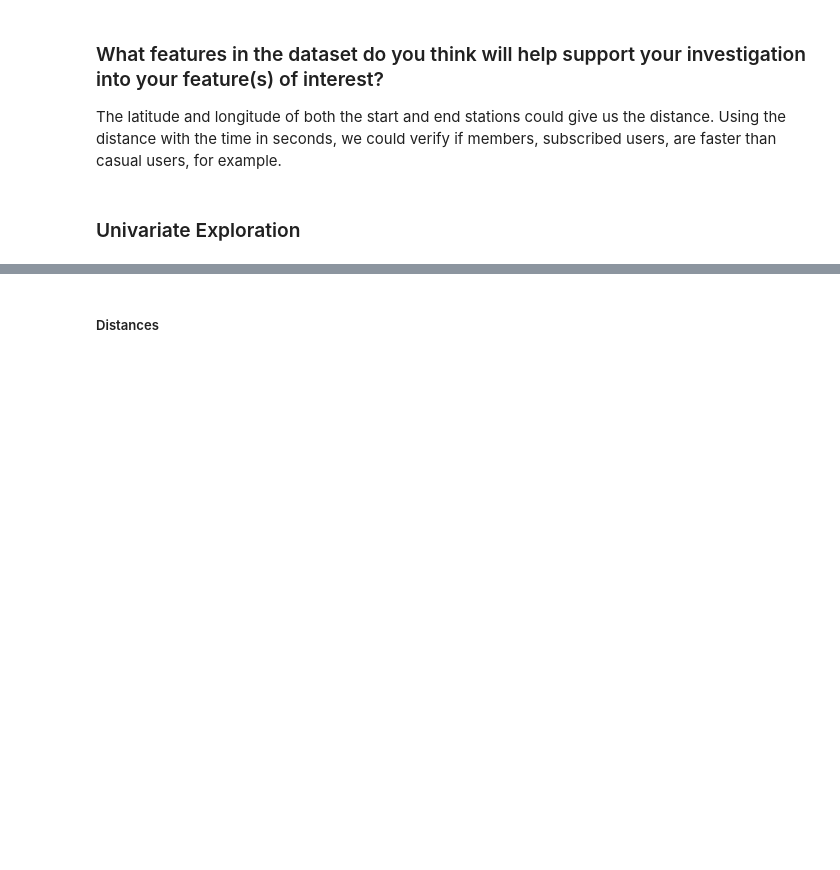
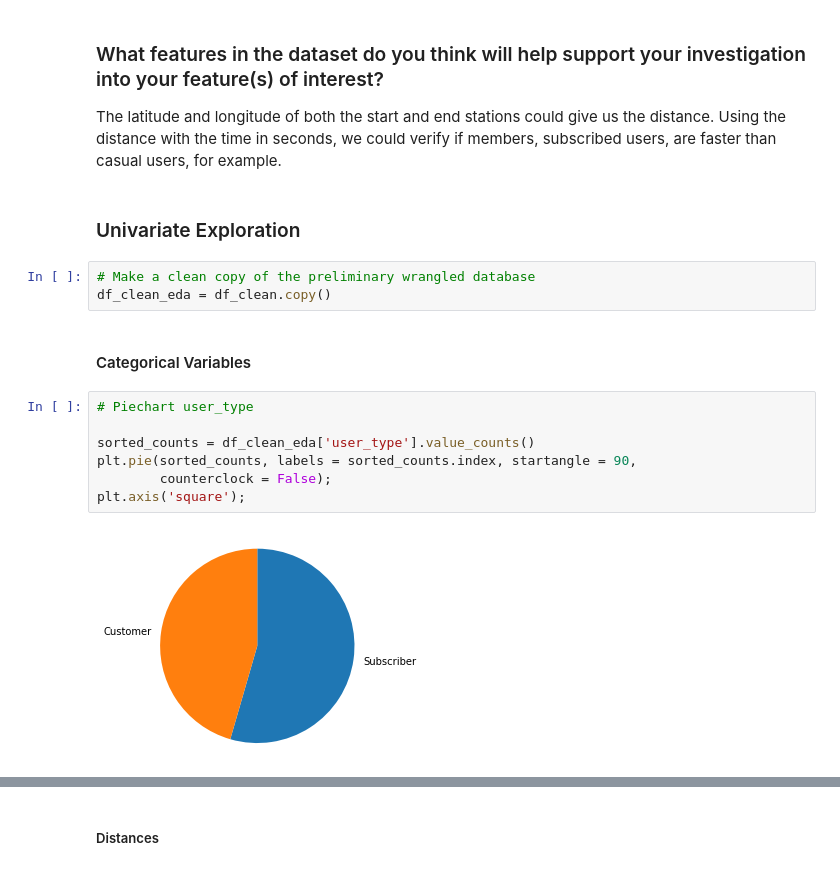
Before and after one commit to eduardopd/udacity-data-analysis-data-visualization, a Jupyter notebook: bay-wheels.ipynb, the cells around one changed output, grey strips where cells are left out. Cells and saved outputs as stored; diff of their text form; blank space fills up the shorter version.

```diff
--- a/bay-wheels.ipynb
+++ b/bay-wheels.ipynb
@@ -270,3 +194,17 @@ The distances and the time are the main features in the dataset. With this infor
 The latitude and longitude of both the start and end stations could give us the distance. Using the distance with the time in seconds, we could verify if members, subscribed users, are faster than casual users, for example.
 # %% [markdown]
 ### Univariate Exploration
+# %%
+# Make a clean copy of the preliminary wrangled database
+df_clean_eda = df_clean.copy()
+# %% [markdown]
+#### Categorical Variables
+# %%
+# Piechart user_type
+
+sorted_counts = df_clean_eda['user_type'].value_counts()
+plt.pie(sorted_counts, labels = sorted_counts.index, startangle = 90,
+        counterclock = False);
+plt.axis('square');
+# %% [output]
+[figure, added]
```
Also changed, not shown: parts of 43 cells of this notebook.
